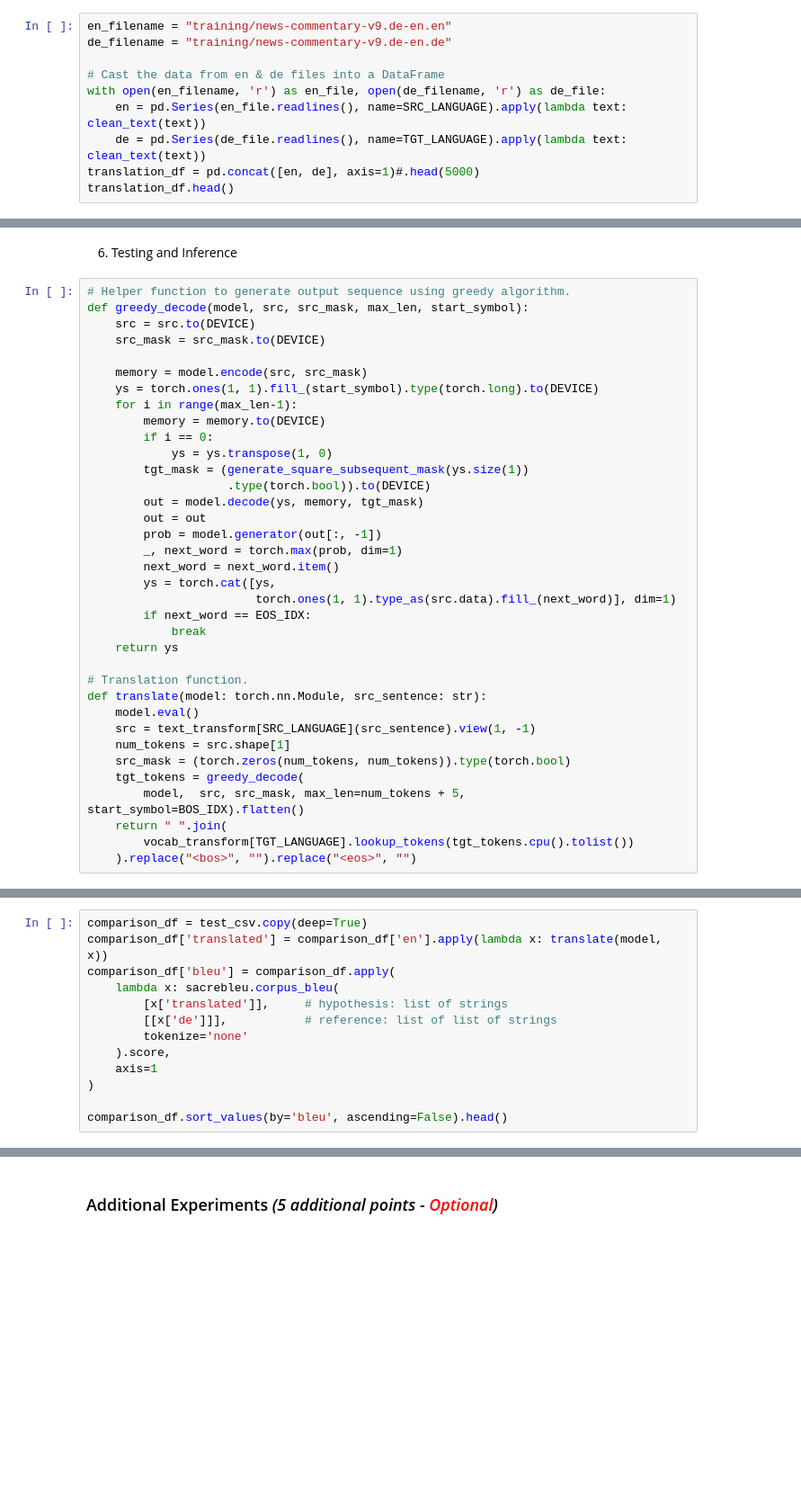
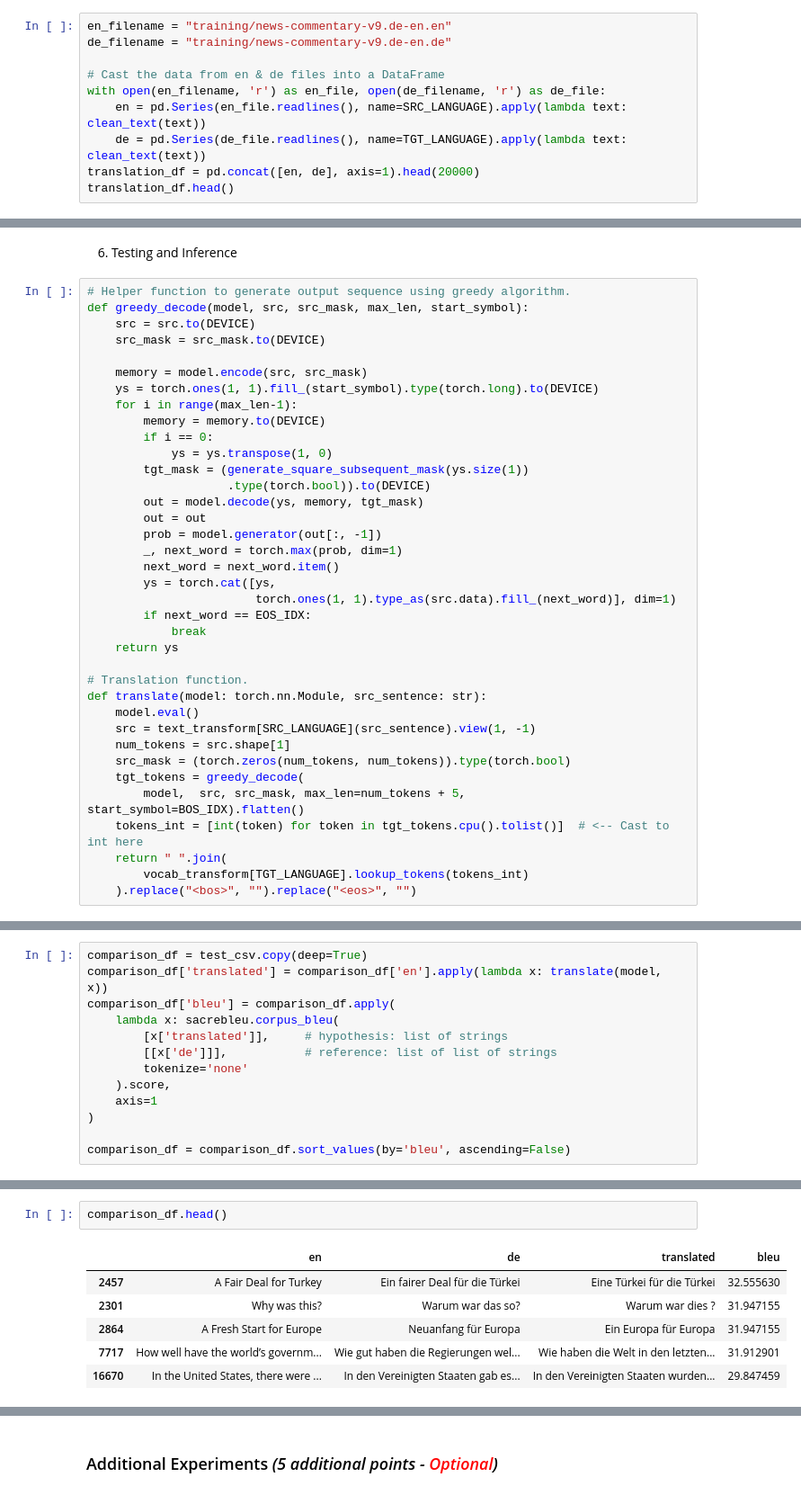
Before and after one commit to jdai01/CAI_NatL, a Jupyter notebook: Assignment 3/Assignment_3_SS25.ipynb, the cells around one changed output, grey strips where cells are left out. Shown at 90% size. Saved outputs shown, nothing was run; the diff lists cells and outputs as text; blank space fills up the shorter version.

Commit message:
Created using Colab: Transformer trained with results

```diff
--- a/Assignment 3/Assignment_3_SS25.ipynb
+++ b/Assignment 3/Assignment_3_SS25.ipynb
@@ -371,7 +355,7 @@ de_filename = "training/news-commentary-v9.de-en.de"
 with open(en_filename, 'r') as en_file, open(de_filename, 'r') as de_file:
     en = pd.Series(en_file.readlines(), name=SRC_LANGUAGE).apply(lambda text: clean_text(text))
     de = pd.Series(de_file.readlines(), name=TGT_LANGUAGE).apply(lambda text: clean_text(text))
-translation_df = pd.concat([en, de], axis=1)#.head(5000)
+translation_df = pd.concat([en, de], axis=1).head(20000)
 translation_df.head()
 # %% [output]
 |  | en | de |
@@ -879,8 +885,9 @@ def translate(model: torch.nn.Module, src_sentence: str):
     src_mask = (torch.zeros(num_tokens, num_tokens)).type(torch.bool)
     tgt_tokens = greedy_decode(
         model,  src, src_mask, max_len=num_tokens + 5, start_symbol=BOS_IDX).flatten()
+    tokens_int = [int(token) for token in tgt_tokens.cpu().tolist()]  # <-- Cast to int here
     return " ".join(
-        vocab_transform[TGT_LANGUAGE].lookup_tokens(tgt_tokens.cpu().tolist())
+        vocab_transform[TGT_LANGUAGE].lookup_tokens(tokens_int)
     ).replace("<bos>", "").replace("<eos>", "")
 # %%
 # SRC, GT pairs from the validation set.
@@ -931,4 +938,4 @@ comparison_df['bleu'] = comparison_df.apply(
     axis=1
 )
 
-comparison_df.sort_values(by='bleu', ascending=False).head()
+comparison_df = comparison_df.sort_values(by='bleu', ascending=False)
@@ -936,0 +942,9 @@ KeyError: 'bleu'
+# %%
+comparison_df.head()
+# %% [output]
+|  | en | de | translated | bleu |
+| 2457 | A Fair Deal for Turkey | Ein fairer Deal für die Türkei | Eine Türkei für die Türkei | 32.555630 |
+| 2301 | Why was this? | Warum war das so? | Warum war dies ? | 31.947155 |
+| 2864 | A Fresh Start for Europe | Neuanfang für Europa | Ein Europa für Europa | 31.947155 |
+| 7717 | How well have the world’s governm... | Wie gut haben die Regierungen wel... | Wie haben die Welt in den letzten... | 31.912901 |
+| 16670 | In the United States, there were ... | In den Vereinigten Staaten gab es... | In den Vereinigten Staaten wurden... | 29.847459 |
```
Also changed, not shown: parts of 11 cells of this notebook.
